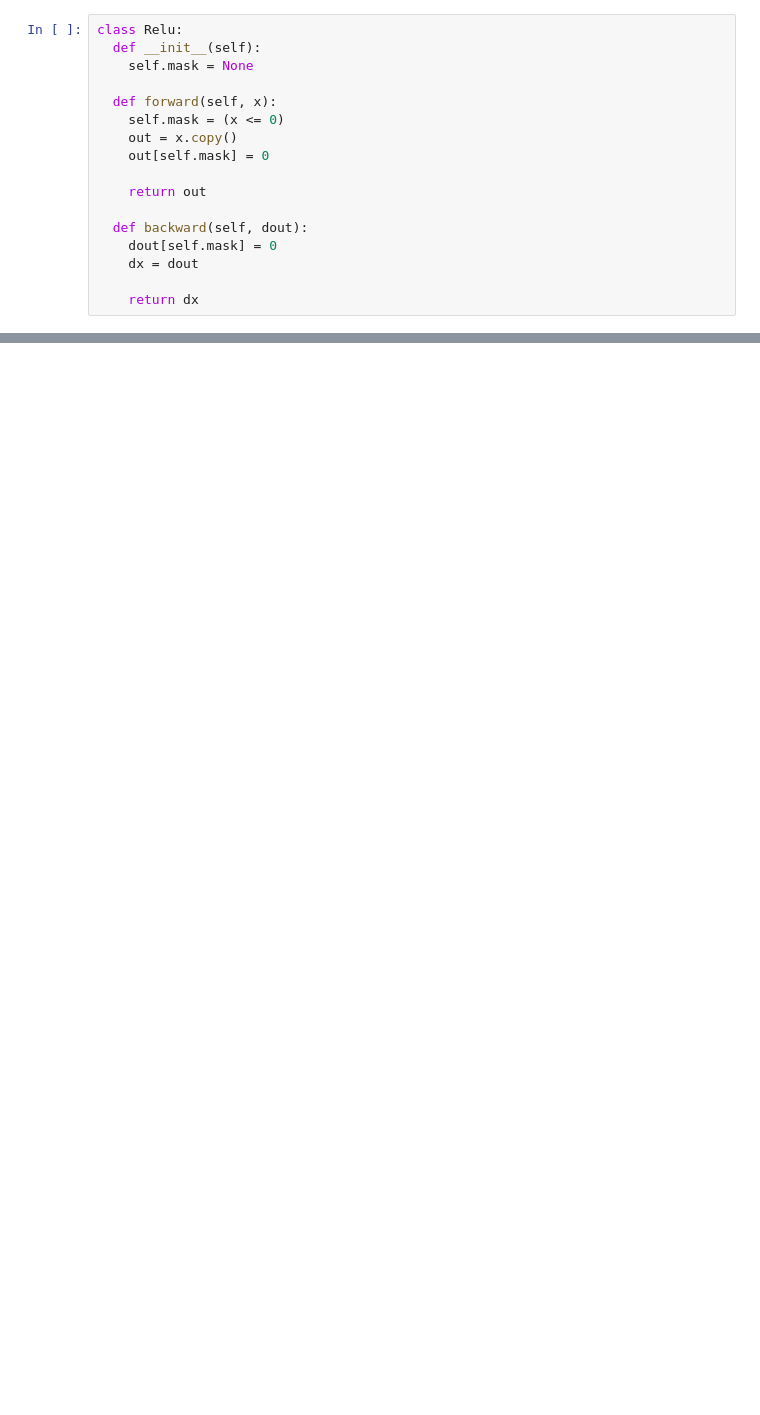
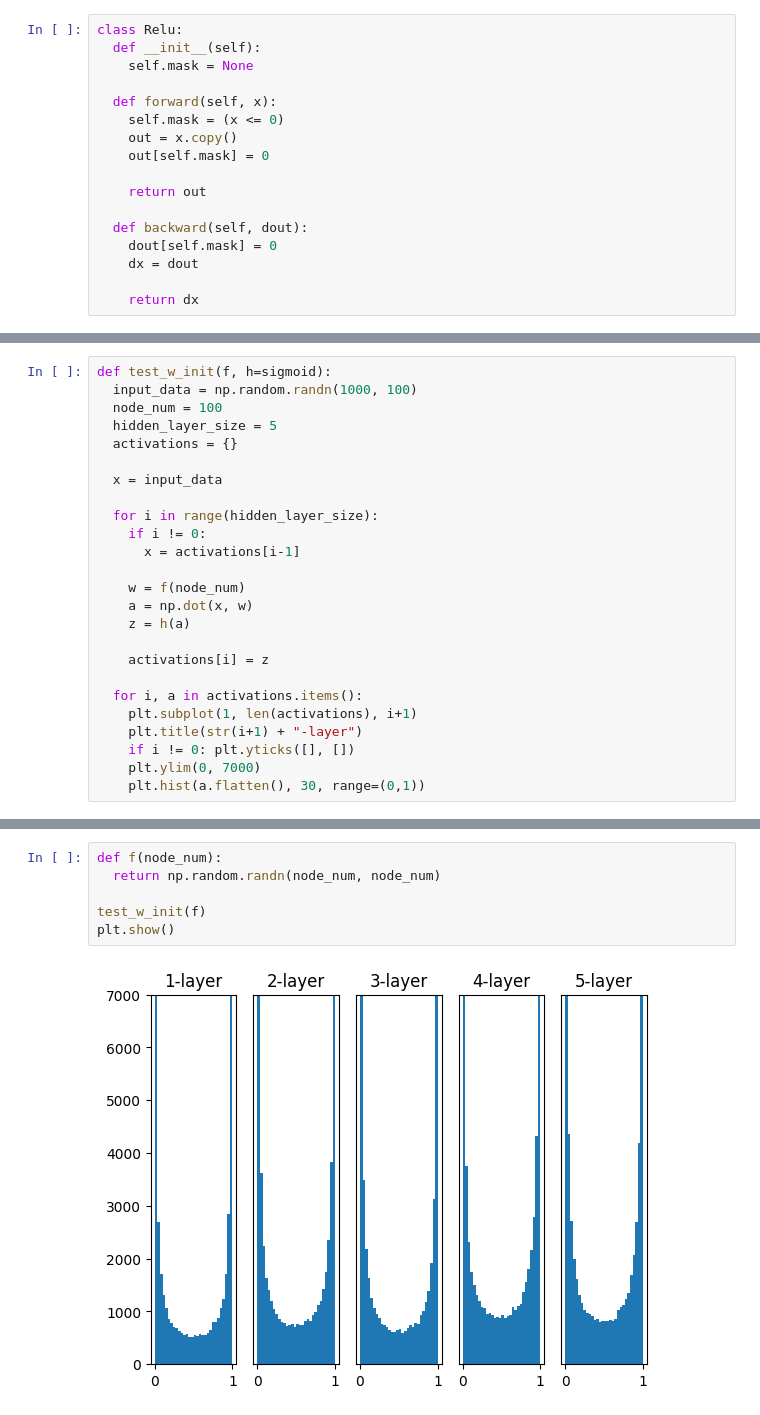
Before and after one commit to pmh-only/dl-learn, a Jupyter notebook: main.ipynb, the cells around one changed output, grey strips where cells are left out. Saved outputs shown, nothing was run; the diff lists cells and outputs as text; blank space fills up the shorter version.

```diff
--- a/main.ipynb
+++ b/main.ipynb
@@ -1279,0 +1554,25 @@ class Relu:
+# %%
+def test_w_init(f, h=sigmoid):
+  input_data = np.random.randn(1000, 100)
+  node_num = 100
+  hidden_layer_size = 5
+  activations = {}
+
+  x = input_data
+
+  for i in range(hidden_layer_size):
+    if i != 0:
+      x = activations[i-1]
+
+    w = f(node_num)
+    a = np.dot(x, w)
+    z = h(a)
+
+    activations[i] = z
+
+  for i, a in activations.items():
+    plt.subplot(1, len(activations), i+1)
+    plt.title(str(i+1) + "-layer")
+    if i != 0: plt.yticks([], [])
+    plt.ylim(0, 7000)
+    plt.hist(a.flatten(), 30, range=(0,1))
@@ -1279,0 +1585,8 @@ class Relu:
+# %%
+def f(node_num):
+  return np.random.randn(node_num, node_num)
+
+test_w_init(f)
+plt.show()
+# %% [output]
+[figure, added]
```
Also changed, not shown: parts of 38 cells of this notebook, 5 other files.
